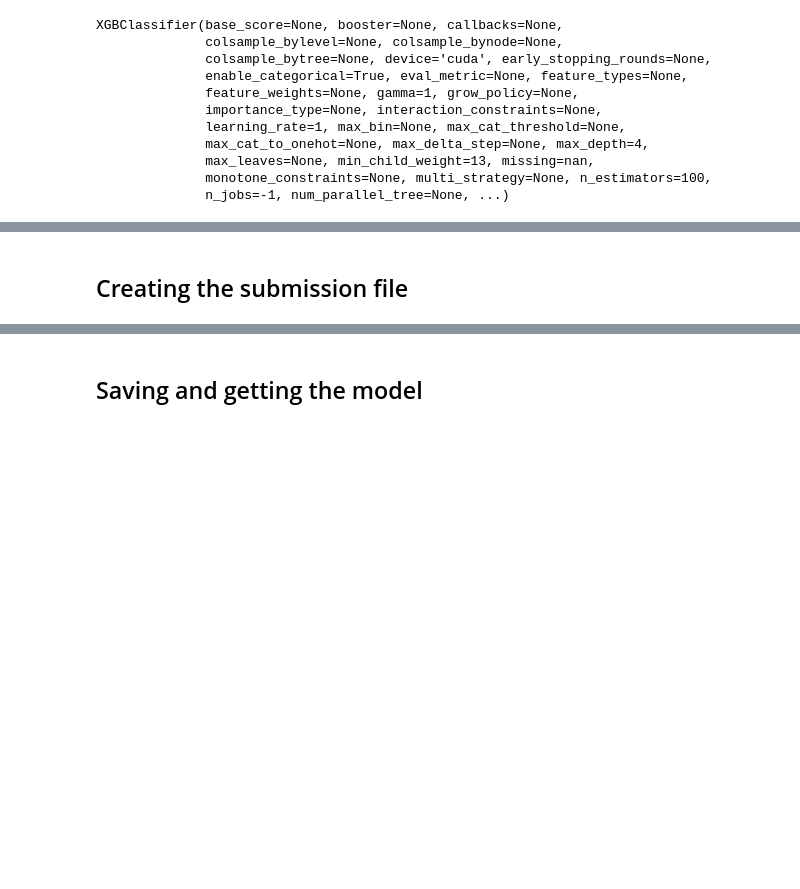
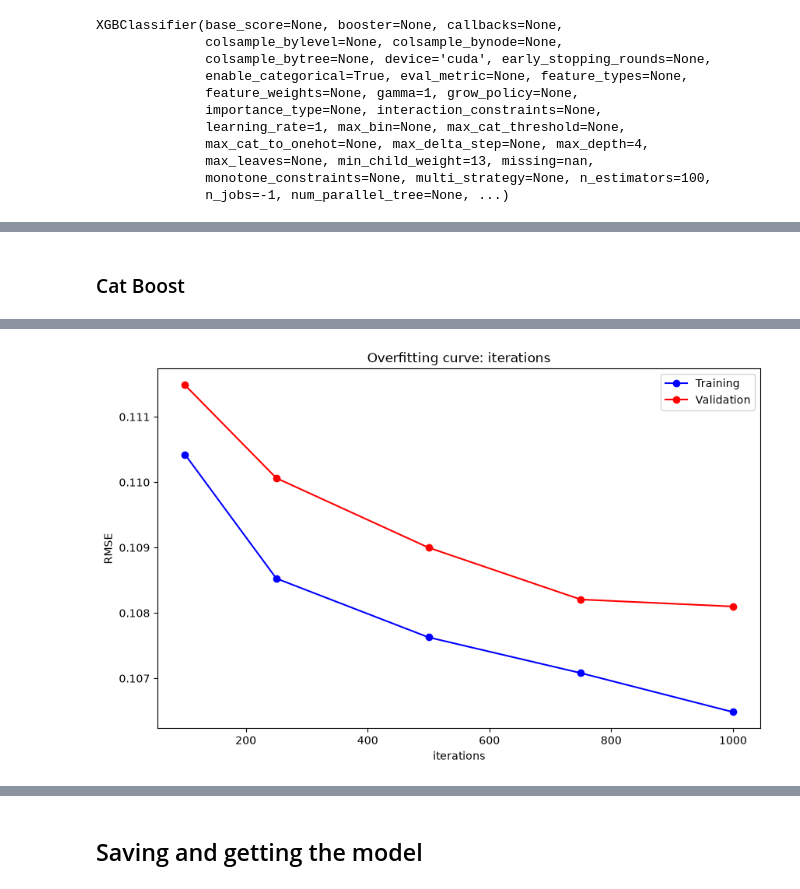
Before and after one commit to theju-bot/ml, a Jupyter notebook: 7 - predicting_credit_card_fraud.ipynb, the cells around one changed output, grey strips where cells are left out. Cells and saved outputs as stored; diff of their text form; code cells hidden in the pictures; blank space fills up the shorter version.

```diff
--- a/7 - predicting_credit_card_fraud.ipynb
+++ b/7 - predicting_credit_card_fraud.ipynb
@@ -520,2 +562,11 @@ xgb_model_hypr_1.score(X_test, y_test)
-# %% [markdown]
-## Creating the submission file
+# %% [markdown]
+### Cat Boost
+# %%
+params = {
+        'task_type': "GPU",
+        'thread_count': 1,
+        'random_seed': 42,
+        'auto_class_weights':'Balanced',
+        'verbose': False,
+        'allow_writing_files': False
+}
@@ -521,0 +575,5 @@ xgb_model_hypr_1.score(X_test, y_test)
+# %%
+%%time
+
+test_param_and_plot(CatBoostClassifier, 'iterations', [100, 250, 500, 750, 1000], **params)
+# %% [output]
@@ -521,0 +587 @@ xgb_model_hypr_1.score(X_test, y_test)
+[figure, added]
```
Also changed, not shown: parts of 80 cells of this notebook, 7 other files.
